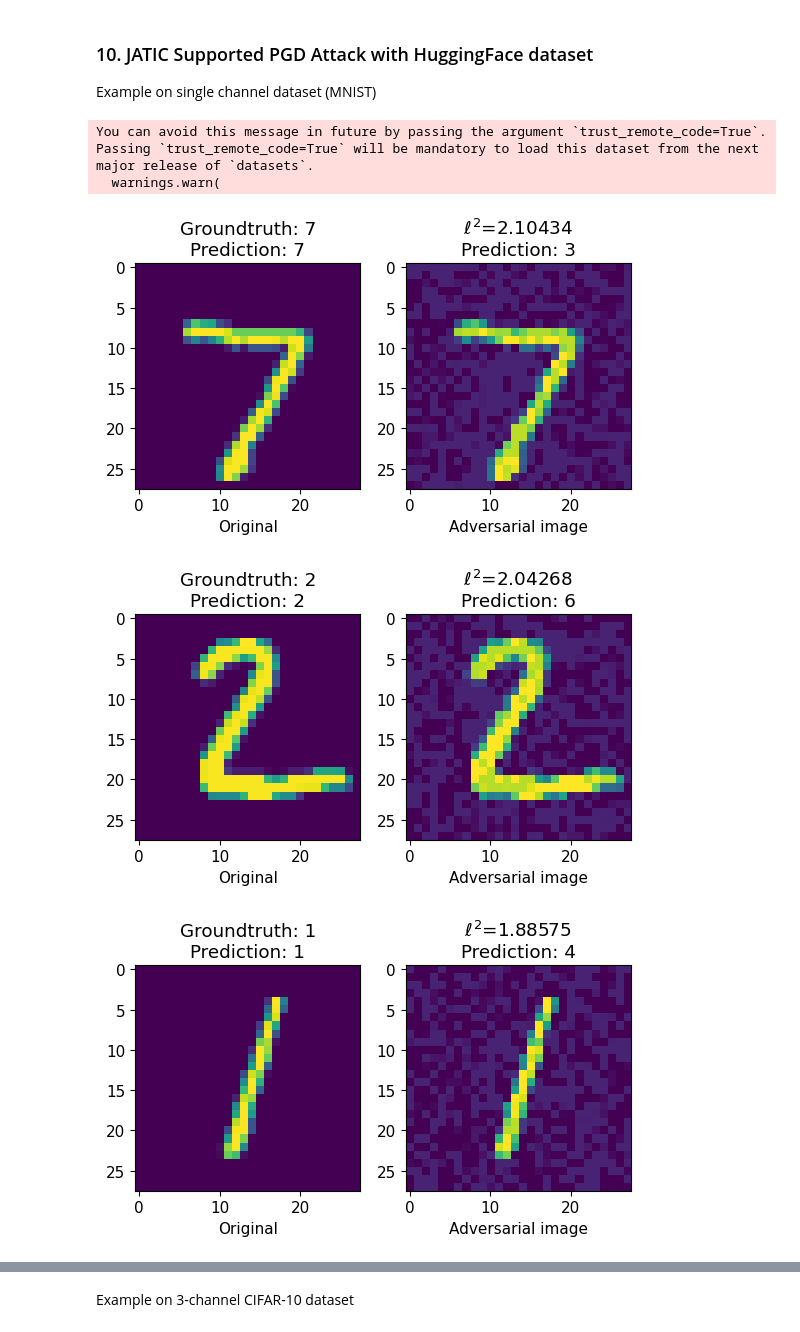
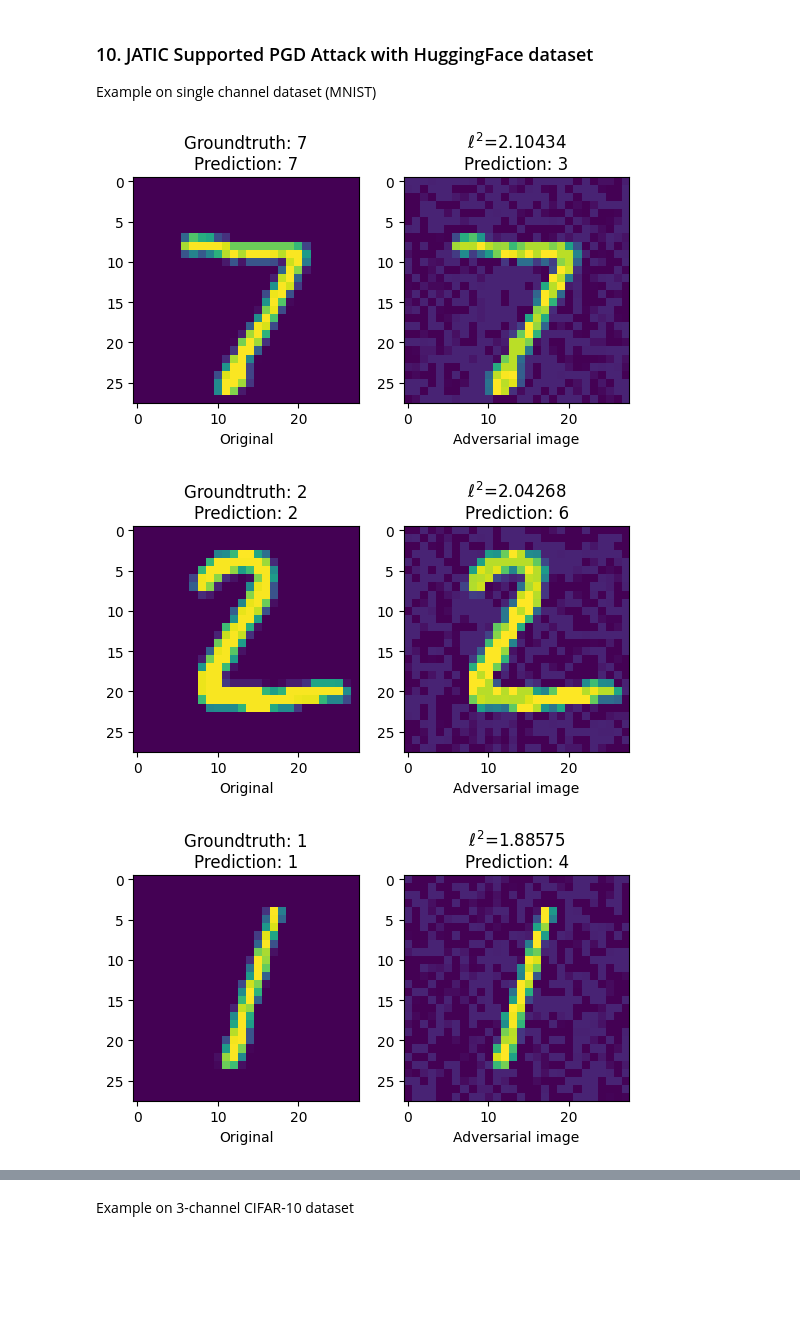
Before and after one commit to IBM/heart-library, a Jupyter notebook: notebooks/1_get_started_pgd_attack.ipynb, the cells around one changed output, grey strips where cells are left out. Saved outputs shown, nothing was run; the diff lists cells and outputs as text; code cells hidden in the pictures; blank space fills up the shorter version.

Commit message:
GitLab Release: TAG=0.4.1, SHA=181da6c8, PIPE=21471

```diff
--- a/notebooks/1_get_started_pgd_attack.ipynb
+++ b/notebooks/1_get_started_pgd_attack.ipynb
@@ -167,7 +167,7 @@ import torchvision
 data = torchvision.datasets.CIFAR10("../data", train=False, download=True)
 data = torch.utils.data.Subset(data, list(range(10)))
 
-predictions = np.argmax(jptc(data), axis=1)
+predictions = np.argmax(jptc(data)[0], axis=1)
 for i, pred in enumerate(predictions[:2]):
     plt.imshow(np.asarray(data.__getitem__(i)[0]))
     plt.title(f'example classification: {labels[pred]}')
@@ -202,7 +205,7 @@ resnet_jptc = JaticPyTorchClassifier(
     preprocessing=([0.485, 0.456, 0.406], [0.229, 0.224, 0.225])
 )
 # %%
-predictions = np.argmax(resnet_jptc(data), axis=1)
+predictions = np.argmax(resnet_jptc(data)[0], axis=1)
 for i, pred in enumerate(predictions[:2]):
     plt.imshow(np.asarray(data.__getitem__(i)[0]).transpose(1,2,0))
     plt.title(f'example classification: {imagenet_labels[pred]}')
@@ -231,7 +234,7 @@ jptc = JaticPyTorchClassifier(
     preprocessing=([0.485, 0.456, 0.406], [0.229, 0.224, 0.225]), provider="huggingface"
 )
 
-predictions = np.argmax(jptc(data), axis=1)
+predictions = np.argmax(jptc(data)[0], axis=1)
 for i, pred in enumerate(predictions[:2]):
     plt.imshow(to_image(data.__getitem__(i)['img']))
     plt.title(f'example classification: {imagenet_labels[pred]}')
@@ -314,14 +317,14 @@ x_adv, _, metadata = attack(data=data)
 for i in range(10):
     f, ax = plt.subplots(1,2)
     norm_orig_img = data.__getitem__(i)[0].astype(np.float32)
-    perturbation = np.linalg.norm(norm_orig_img - x_adv[i])
+    perturbation = np.linalg.norm(norm_orig_img - x_adv[0][i])
 
     ax[0].set_title(f'Prediction: {labels[np.argmax(jptc(norm_orig_img))]}')
     ax[0].imshow(norm_orig_img.transpose(1,2,0).astype(np.uint8))
     ax[0].set_xlabel('Original')
 
-    ax[1].set_title(f'$\\ell ^{2}$={perturbation:.5f}\nPrediction: {labels[np.argmax(jptc(x_adv[i]))]}')
-    ax[1].imshow(x_adv[i].transpose(1,2,0).astype(np.uint8))
+    ax[1].set_title(f'$\\ell ^{2}$={perturbation:.5f}\nPrediction: {labels[np.argmax(jptc(x_adv)[0][i])]}')
+    ax[1].imshow(x_adv[0][i].transpose(1,2,0).astype(np.uint8))
     ax[1].set_xlabel('Adversarial image')
     plt.show()
 # %% [output]
@@ -349,40 +352,37 @@ preprocess = transforms.Compose([
     transforms.ToTensor()
 ])
 
 data = data.map(lambda x: {"image": preprocess(x["image"]), "label": x["label"]})
 to_image = lambda x: transforms.ToPILImage()(torch.Tensor(x))
 
 jptc = JaticPyTorchClassifier(
     model='fxmarty/resnet-tiny-mnist', loss=loss_fn, optimizer=optimizer, input_shape=(1, 28, 28), nb_classes=10, clip_values=(0, 1),
     provider="huggingface", preprocessing=([0.45], [0.22]),
 )
 
 evasion_attack = ProjectedGradientDescentPyTorch(estimator=jptc, max_iter=500, eps=0.1, eps_step=0.01)
 # evasion_attack = HopSkipJump(classifier=jptc, max_iter=100, max_eval=100, init_eval=1, init_size=1, verbose=True)
 attack = JaticAttack(evasion_attack)
 
 x_adv, _, metadata = attack(data=data, norm=2)
 
-preds = jptc(data)
-pred_adv = jptc(x_adv)
+preds = jptc(data)[0]
+pred_adv = jptc(x_adv)[0]
 
 for i in range(5):
     f, ax = plt.subplots(1,2)
     norm_orig_img = np.asarray(data.__getitem__(i)["image"]).astype(np.float32)
-    perturbation = np.linalg.norm(norm_orig_img - x_adv[i])
+    perturbation = np.linalg.norm(norm_orig_img - x_adv[0][i])
 
     ax[0].set_title(f'Groundtruth: {labels[data.__getitem__(i)["label"]]}\nPrediction: {labels[np.argmax(preds[i])]}')
     ax[0].imshow(norm_orig_img.transpose(1,2,0))
     ax[0].set_xlabel('Original')
 
     ax[1].set_title(f'$\\ell ^{2}$={perturbation:.5f}\nPrediction: {labels[np.argmax(pred_adv[i])]}')
-    ax[1].imshow(x_adv[i].transpose(1,2,0))
+    ax[1].imshow(x_adv[0][i].transpose(1,2,0))
     ax[1].set_xlabel('Adversarial image')
     plt.show()
 # %% [output]
-You can avoid this message in future by passing the argument `trust_remote_code=True`.
-Passing `trust_remote_code=True` will be mandatory to load this dataset from the next major release of `datasets`.
-  warnings.warn(
-[figure, old version]
+[figure, new version]
-[figure, old version]
+[figure, new version]
-[figure, old version]
+[figure, new version]
```
Also changed, not shown: parts of 11 cells of this notebook, 21 other files.
